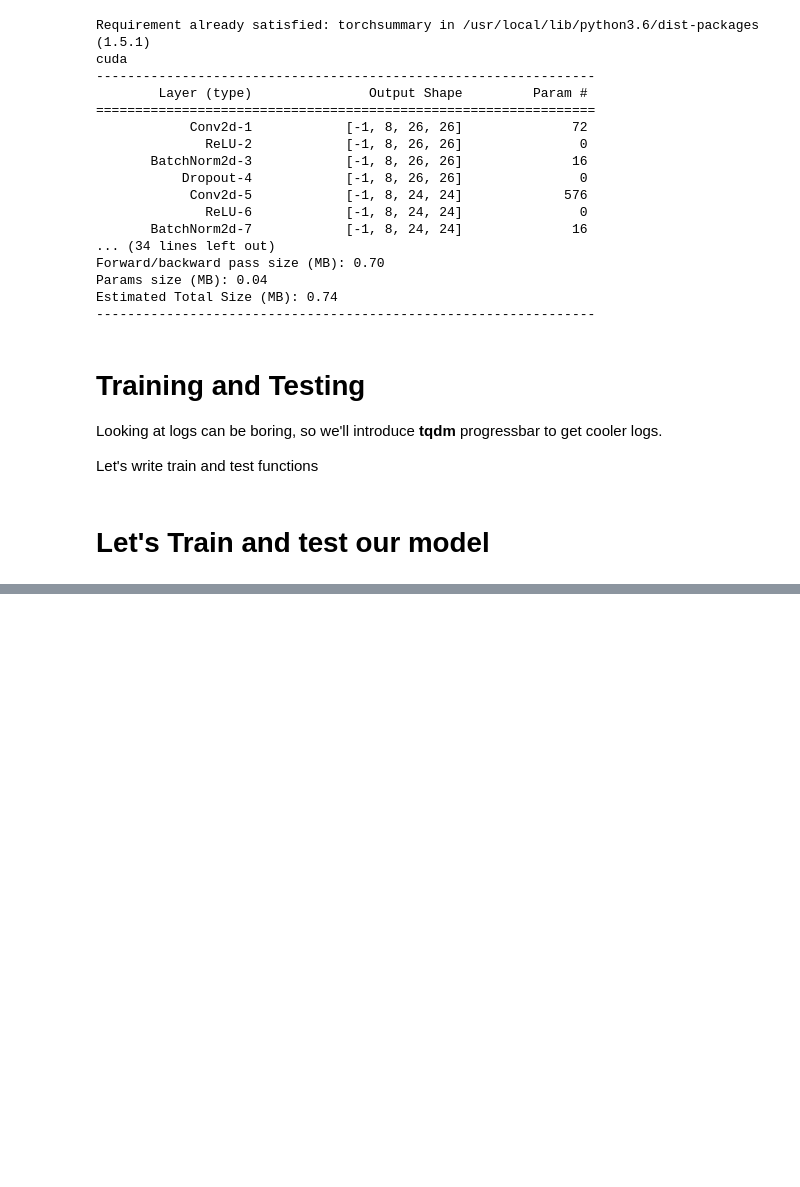
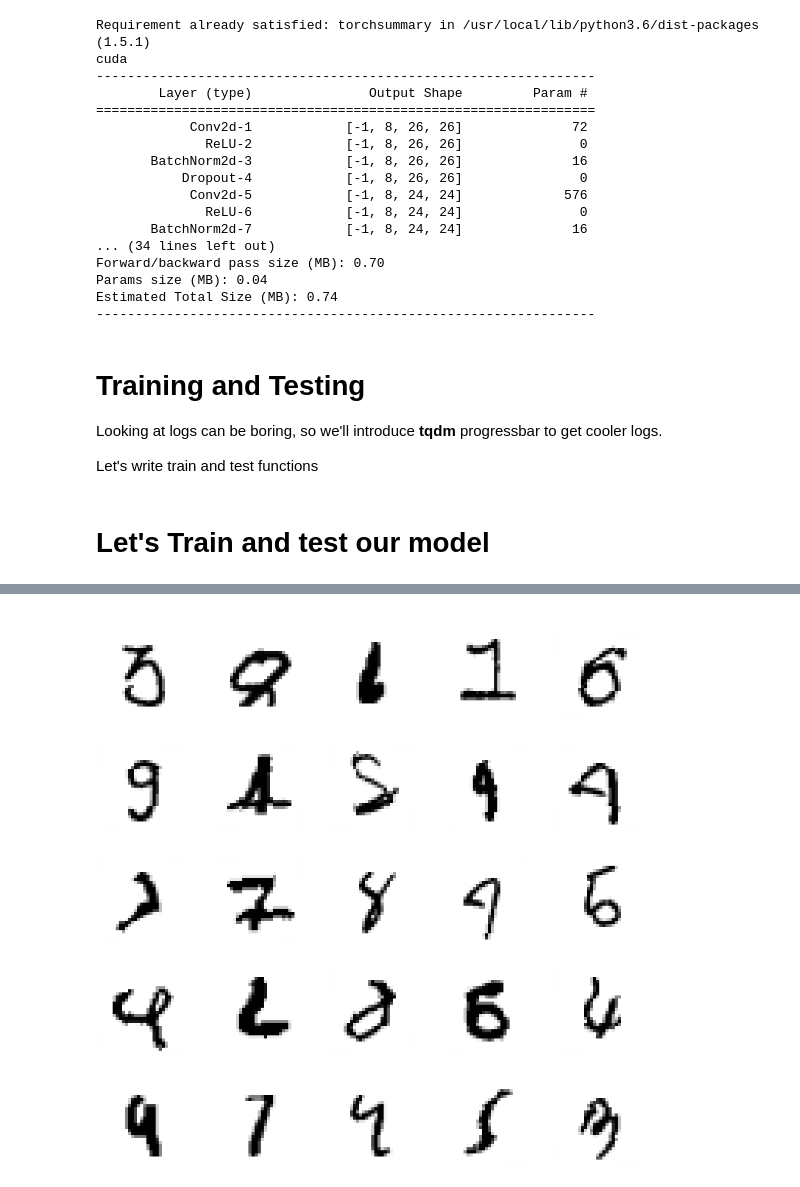
Before and after one commit to sahalk/eva, a Jupyter notebook: Session6/EVA5_Seession6.ipynb, the cells around one changed output, grey strips where cells are left out. Saved outputs shown, nothing was run; the diff lists cells and outputs as text; code cells hidden in the pictures; blank space fills up the shorter version.

```diff
--- a/Session6/EVA5_Seession6.ipynb
+++ b/Session6/EVA5_Seession6.ipynb
@@ -372,0 +413,42 @@ a = 1
+# %%
+def get_mis_classified(model):
+  train_loader_iterator = train_loader.__iter__()
+  fail_count = 0
+  failed_samples = []
+  while fail_count < 25:
+    data, target = train_loader_iterator.next()
+    data, target = data.to(device), target.to(device)
+    output = model(data)
+
+    pred = output.argmax(dim=1, keepdim=True)
+    failed_index = ~pred.eq(target.view_as(pred)).squeeze()
+
+    failed_data = data[failed_index]
+    failed_target = target[failed_index]
+    failed_prediction = pred[failed_index]
+
+    batch_fail_count = failed_data.size(dim=0)
+    fail_count += batch_fail_count
+
+    for count in range(batch_fail_count):
+      failed_sample = {
+          'image': failed_data[count].view(28, 28).cpu().numpy(),
+          'Actual': failed_target[count],
+          'Predicted': failed_prediction[count].item()
+      }
+
+      failed_samples.append(failed_sample)
+
+  return failed_samples
+# %%
+figure = plt.figure(figsize=(13, 13))
+failed_samples = get_mis_classified(models[4])
+for index in range(1, 26):
+    ax = plt.subplot(5, 5, index)
+    plt.tight_layout()
+    plt.axis('off')
+    plt.imshow(failed_samples[index - 1]['image'], cmap='binary')
+    title_obj = ax.set_title(f"Actual: {failed_samples[index - 1]['Actual']} \n Predicted: {failed_samples[index - 1]['Predicted']}")
+    plt.setp(title_obj, color='w')
+# %% [output]
+[figure, added]
```
Also changed, not shown: parts of 6 cells of this notebook.
